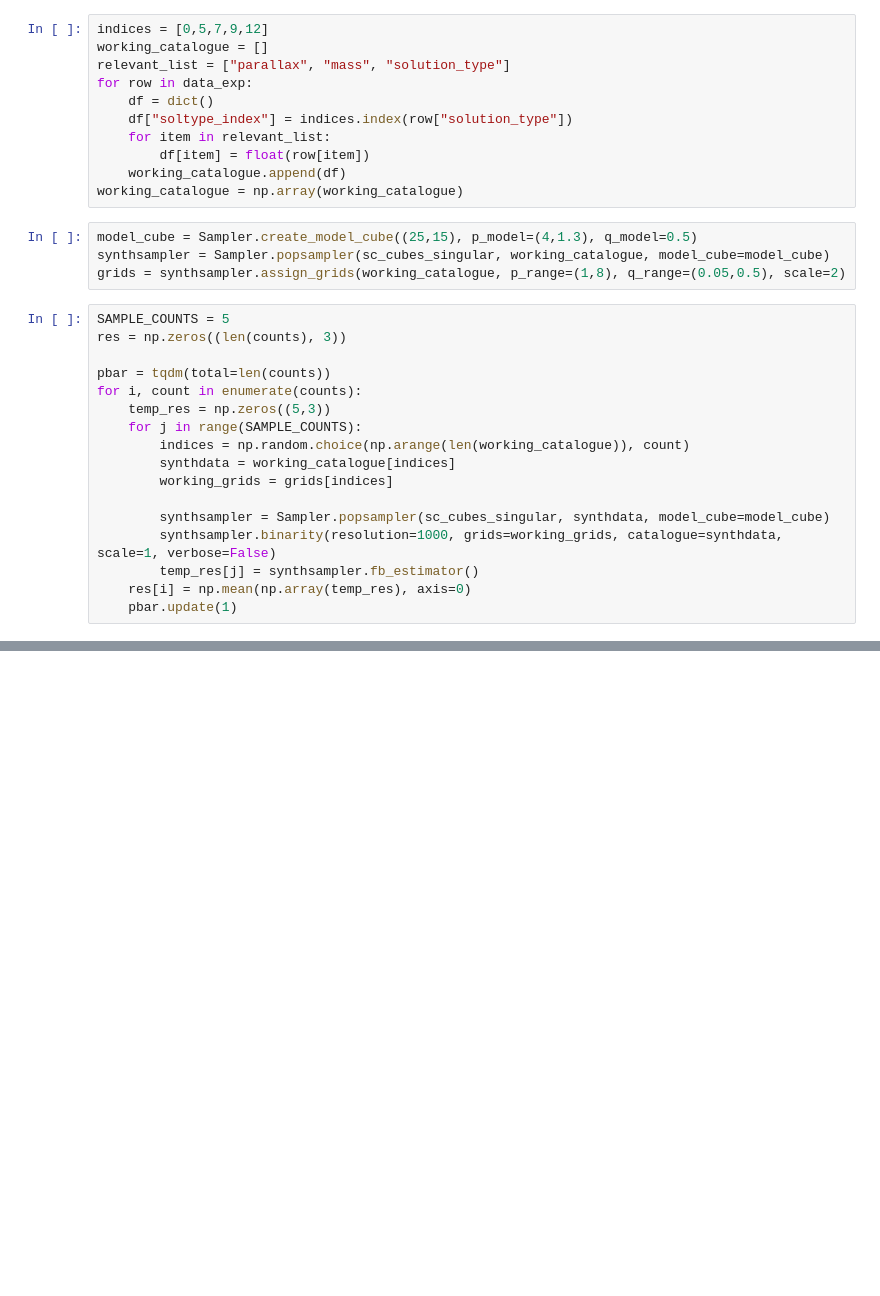
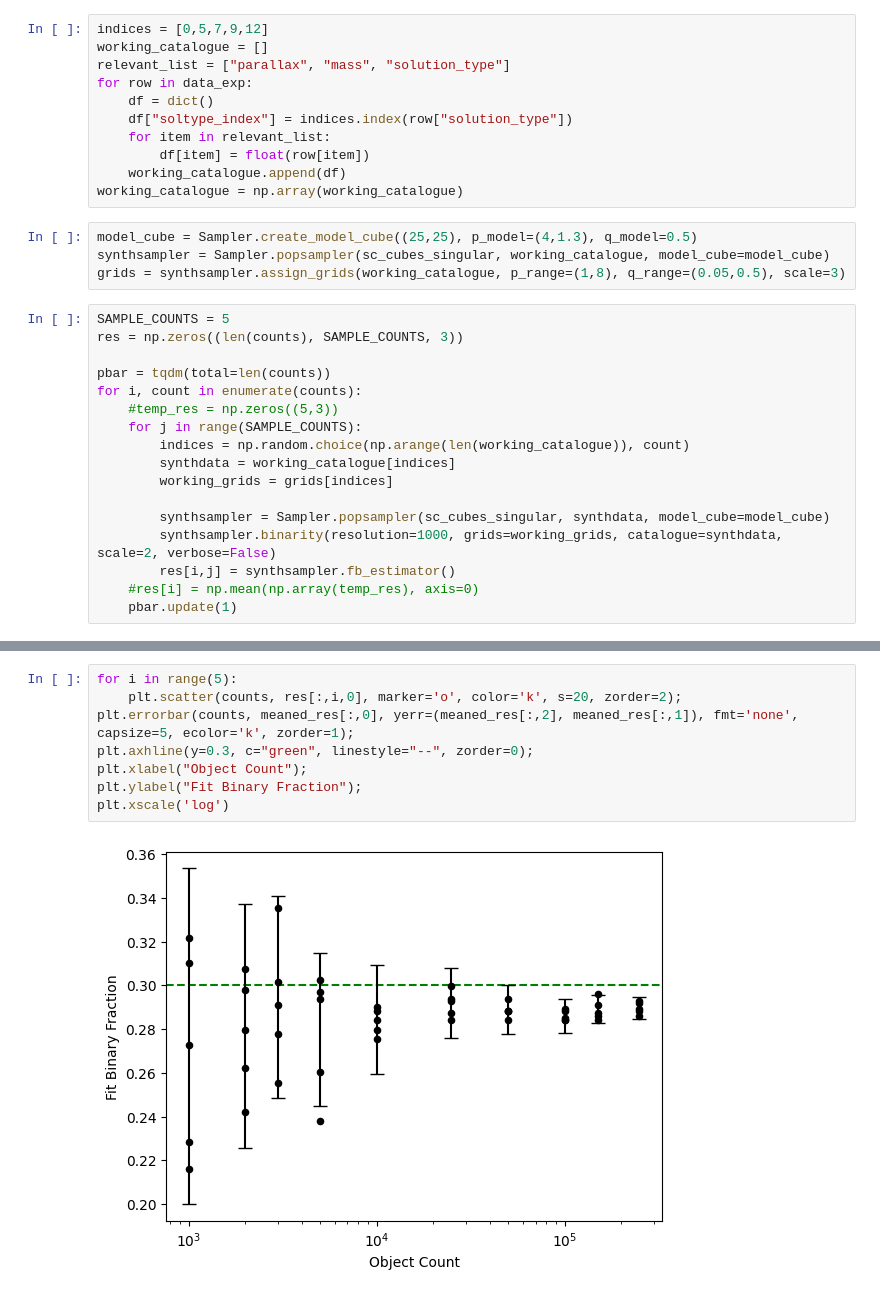
Before and after one commit to BenPennell/BrownDwarfProbabilities, a Jupyter notebook: DependenceCounts.ipynb, the cells around one changed output, grey strips where cells are left out. Saved outputs shown, nothing was run; the diff lists cells and outputs as text; blank space fills up the shorter version.

```diff
--- a/DependenceCounts.ipynb
+++ b/DependenceCounts.ipynb
@@ -26,23 +46,23 @@ for row in data_exp:
     working_catalogue.append(df)
 working_catalogue = np.array(working_catalogue)
 # %%
-model_cube = Sampler.create_model_cube((25,15), p_model=(4,1.3), q_model=0.5)
+model_cube = Sampler.create_model_cube((25,25), p_model=(4,1.3), q_model=0.5)
 synthsampler = Sampler.popsampler(sc_cubes_singular, working_catalogue, model_cube=model_cube)
-grids = synthsampler.assign_grids(working_catalogue, p_range=(1,8), q_range=(0.05,0.5), scale=2)
+grids = synthsampler.assign_grids(working_catalogue, p_range=(1,8), q_range=(0.05,0.5), scale=3)
 # %%
 SAMPLE_COUNTS = 5
-res = np.zeros((len(counts), 3))
+res = np.zeros((len(counts), SAMPLE_COUNTS, 3))
 
 pbar = tqdm(total=len(counts))
 for i, count in enumerate(counts):
-    temp_res = np.zeros((5,3))
+    #temp_res = np.zeros((5,3))
     for j in range(SAMPLE_COUNTS):
         indices = np.random.choice(np.arange(len(working_catalogue)), count)
         synthdata = working_catalogue[indices]
         working_grids = grids[indices]
 
         synthsampler = Sampler.popsampler(sc_cubes_singular, synthdata, model_cube=model_cube)
-        synthsampler.binarity(resolution=1000, grids=working_grids, catalogue=synthdata, scale=1, verbose=False)
-        temp_res[j] = synthsampler.fb_estimator()
-    res[i] = np.mean(np.array(temp_res), axis=0)
+        synthsampler.binarity(resolution=1000, grids=working_grids, catalogue=synthdata, scale=2, verbose=False)
+        res[i,j] = synthsampler.fb_estimator()
+    #res[i] = np.mean(np.array(temp_res), axis=0)
     pbar.update(1)
@@ -57,0 +100,10 @@ plt.xscale('log')
+# %%
+for i in range(5):
+    plt.scatter(counts, res[:,i,0], marker='o', color='k', s=20, zorder=2);
+plt.errorbar(counts, meaned_res[:,0], yerr=(meaned_res[:,2], meaned_res[:,1]), fmt='none', capsize=5, ecolor='k', zorder=1);
+plt.axhline(y=0.3, c="green", linestyle="--", zorder=0);
+plt.xlabel("Object Count");
+plt.ylabel("Fit Binary Fraction");
+plt.xscale('log')
+# %% [output]
+[figure, added]
```
Also changed, not shown: parts of 9 cells of this notebook, 8 other files.
